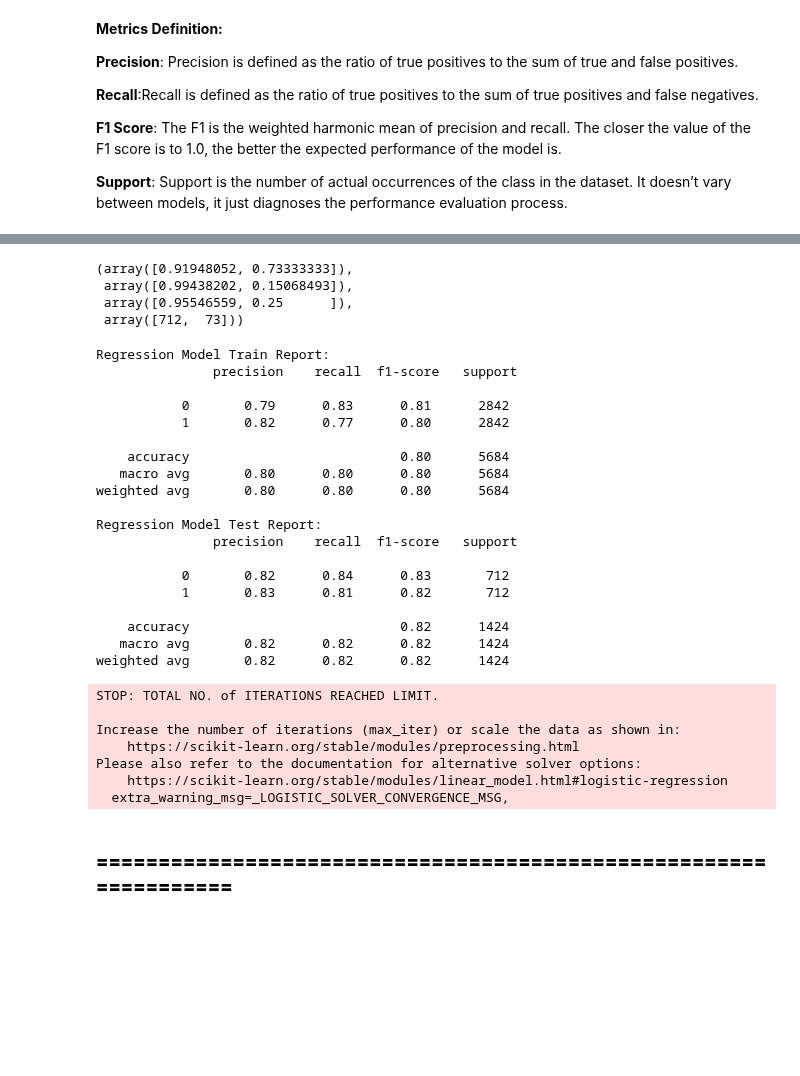
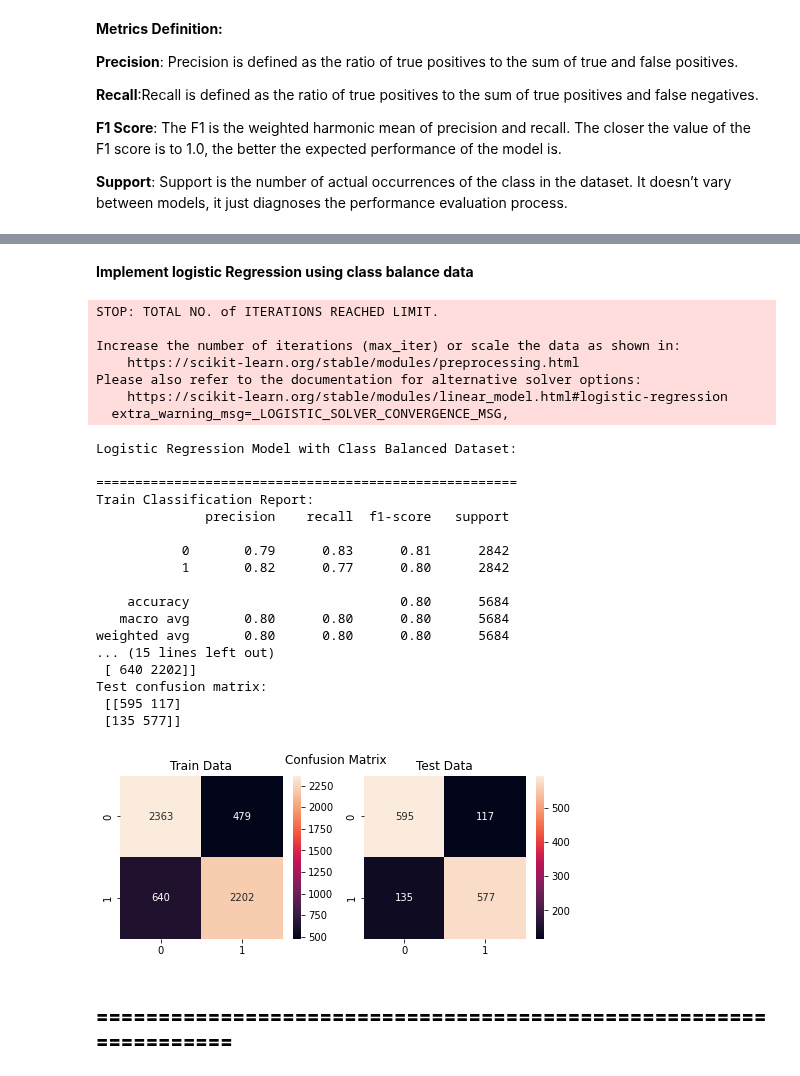
Before and after one commit to arvind-maurya/MachineLearning, a Jupyter notebook: Assignment/AIMLCEP_ARVIND_MAURYA_Q2.ipynb, the cells around one changed output, grey strips where cells are left out. Drawn from its saved outputs; the diff is of its cells as text; code cells hidden in the pictures; blank space fills up the shorter version.

```diff
--- a/Assignment/AIMLCEP_ARVIND_MAURYA_Q2.ipynb
+++ b/Assignment/AIMLCEP_ARVIND_MAURYA_Q2.ipynb
@@ -640,11 +607,5 @@ Test Accuracy: 0.9159235668789809
-# %%
-from sklearn.metrics import precision_recall_fscore_support
-precision_recall_fscore_support(y_test, y_test_predictions) #class-wise evaluation of the metrics.
-# %% [output]
-(array([0.91948052, 0.73333333]),
- array([0.99438202, 0.15068493]),
- array([0.95546559, 0.25      ]),
- array([712,  73]))
+# %% [markdown]
+**Implement logistic Regression using class balance data**
 # %%
 #implement logistic Regression using class balance data
 #Train the model
@@ -653,42 +614,39 @@ logmodel = LogisticRegression(C=1e6)
 logmodel.fit(X_train_smote, y_train_smote)
 
 #Predict the y test
-y_train_predictions = logmodel.predict(X_train_smote)
-y_test_predictions = logmodel.predict(X_test_smote)
-
-#Crete classification report
-from sklearn.metrics import classification_report
-train_cr_lrm = classification_report(y_train_smote, y_train_predictions)
-test_cr_lrm = classification_report(y_test_smote,y_test_predictions)
-print("Regression Model Train Report: \n",train_cr_lrm)
-print("Regression Model Test Report: \n" , test_cr_lrm)
+y_train_predictions_bal_lrm = logmodel.predict(X_train_smote)
+y_test_predictions_bal_lrm = logmodel.predict(X_test_smote)
 # %% [output]
-Regression Model Train Report:
-               precision    recall  f1-score   support
+STOP: TOTAL NO. of ITERATIONS REACHED LIMIT.
 
-           0       0.79      0.83      0.81      2842
-           1       0.82      0.77      0.80      2842
-
-    accuracy                           0.80      5684
-   macro avg       0.80      0.80      0.80      5684
-weighted avg       0.80      0.80      0.80      5684
-
-Regression Model Test Report:
-               precision    recall  f1-score   support
-
-           0       0.82      0.84      0.83       712
-           1       0.83      0.81      0.82       712
-
-    accuracy                           0.82      1424
-   macro avg       0.82      0.82      0.82      1424
-weighted avg       0.82      0.82      0.82      1424
+Increase the number of iterations (max_iter) or scale the data as shown in:
+    https://scikit-learn.org/stable/modules/preprocessing.html
+Please also refer to the documentation for alternative solver options:
+    https://scikit-learn.org/stable/modules/linear_model.html#logistic-regression
+  extra_warning_msg=_LOGISTIC_SOLVER_CONVERGENCE_MSG,
-STOP: TOTAL NO. of ITERATIONS REACHED LIMIT.
-
-Increase the number of iterations (max_iter) or scale the data as shown in:
-    https://scikit-learn.org/stable/modules/preprocessing.html
-Please also refer to the documentation for alternative solver options:
-    https://scikit-learn.org/stable/modules/linear_model.html#logistic-regression
-  extra_warning_msg=_LOGISTIC_SOLVER_CONVERGENCE_MSG,
+# %%
+print('Logistic Regression Model with Class Balanced Dataset:\n')
+print_classification_report(y_train_smote,y_train_predictions_bal_lrm,y_test_smote, y_test_predictions_bal_lrm )
+plot_confusion_matrix(y_train_smote,y_train_predictions_bal_lrm,y_test_smote, y_test_predictions_bal_lrm )
+# %% [output]
+Logistic Regression Model with Class Balanced Dataset:
+
+======================================================
+Train Classification Report:
+              precision    recall  f1-score   support
+
+           0       0.79      0.83      0.81      2842
+           1       0.82      0.77      0.80      2842
+
+    accuracy                           0.80      5684
+   macro avg       0.80      0.80      0.80      5684
+weighted avg       0.80      0.80      0.80      5684
+... (15 lines left out)
+ [ 640 2202]]
+Test confusion matrix:
+ [[595 117]
+ [135 577]]
+[figure, added]
 # %% [markdown]
 ### **=================================================================**
 # %% [markdown]
```
Also changed, not shown: parts of 13 cells of this notebook.
